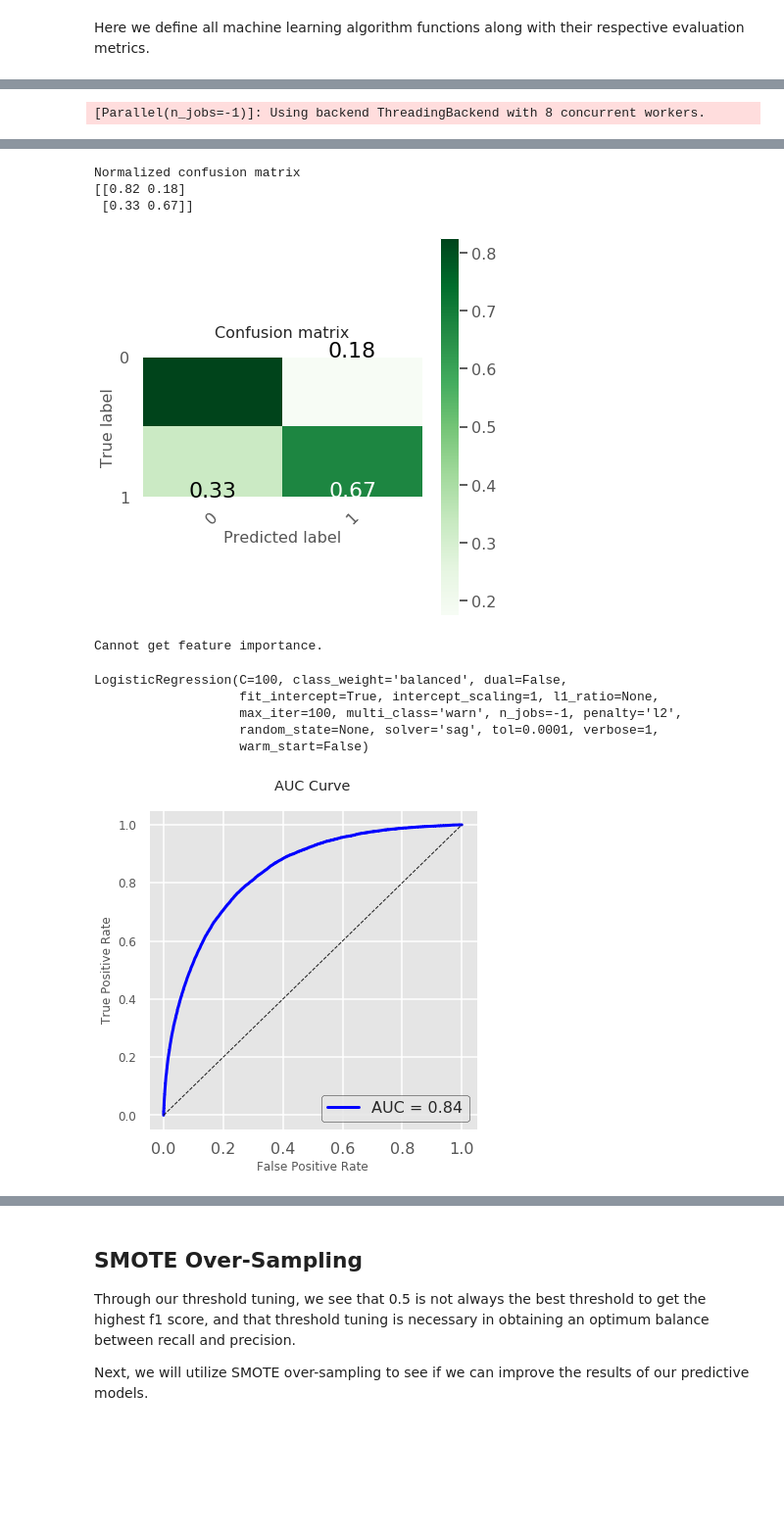
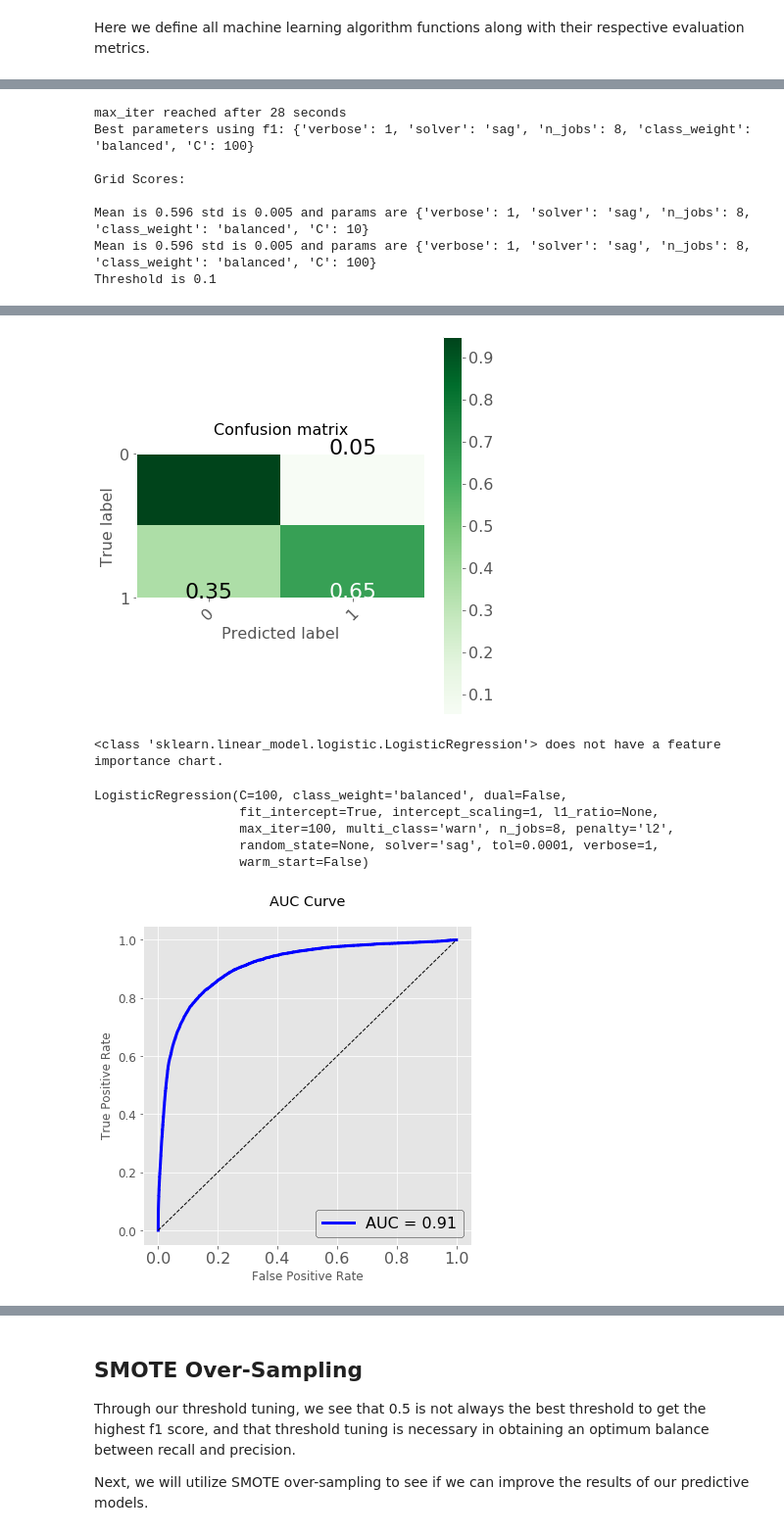
Before and after one commit to JefferyChu/pandas-sk-learn-bank-loan-ml, a Jupyter notebook: fannie_mae_pandas.ipynb, the cells around one changed output, grey strips where cells are left out. Shown at 98% size. Saved outputs shown, nothing was run; the diff lists cells and outputs as text; code cells hidden in the pictures; blank space fills up the shorter version.

```diff
--- a/fannie_mae_pandas.ipynb
+++ b/fannie_mae_pandas.ipynb
@@ -862,13 +885,13 @@ MSA_mapped                 0.000358
 dtype: float64
 # %%
 # Drop nulls in 'orig_int_rate_A' (very low percentage so no issue)
-joined_df = joined_df[(joined_df['orig_int_rate_A'].notnull()) & (joined_df['MSA_mapped'].notnull())]
+snapshot_df = snapshot_df[(snapshot_df['orig_int_rate_A'].notnull()) & (snapshot_df['MSA_mapped'].notnull())]
 
-# Impute null values
-joined_df['borrowers_A'] = joined_df['borrowers_A'].fillna(joined_df['borrowers_A'].mean())
-joined_df['orig_dtir_A'] = joined_df['orig_dtir_A'].fillna(joined_df['orig_dtir_A'].mean())
-joined_df['borrower_credit_score_A'] = (joined_df['borrower_credit_score_A']
-                                        .fillna(joined_df['borrower_credit_score_A'].mean()))
+# Impute null values with mean values
+snapshot_df['borrowers_A'] = snapshot_df['borrowers_A'].fillna(snapshot_df['borrowers_A'].mean())
+snapshot_df['orig_dtir_A'] = snapshot_df['orig_dtir_A'].fillna(snapshot_df['orig_dtir_A'].mean())
+snapshot_df['borrower_credit_score_A'] = (snapshot_df['borrower_credit_score_A']
+                                          .fillna(snapshot_df['borrower_credit_score_A'].mean()))
 # %%
 # Check all uniques in dataframe
 
@@ -957,7 +994,7 @@ joined_df_concat.head()
 # %%
 # Assign to X and Y
-X = joined_df_concat[[x for x in joined_df_concat.columns if x != 'max_loan_stat']]
-y = joined_df_concat['max_loan_stat']
+X = snapshot_df_concat[[x for x in snapshot_df_concat.columns if x != 'max_loan_stat']]
+y = snapshot_df_concat['max_loan_stat']
 X.head()
 # %% [output]
 |  | orig_int_rate_A | orig_upb_A | orig_loan_term_A | orig_ltv_A | borrowers_A | orig_dtir_A | ... |
@@ -980,0 +1023,2 @@ Percentage of delinquent loans: 18.41%
+# %%
+X['diff_in_months'] = X['diff_in_months'].fillna(0)
@@ -1179,4 +1235,17 @@ def auc(model, X_test, y_test, y_test_pred):
     plt.ylabel('True Positive Rate')
     plt.title('AUC Curve')
     plt.legend(loc='lower right', frameon = True).get_frame().set_edgecolor('black')
+# %%
+# Hyperparameter Results Function
+
+def hyper_parameter_results(grid):
+    print('Best parameters using f1: {}\n'.format(grid.best_params_))
+    print('Grid Scores:\n')
+
+    params = grid.cv_results_['params']
+    means = grid.cv_results_['mean_test_score']
+    std = grid.cv_results_['std_test_score']
+
+    for mean, std, param in zip(means, std, params):
+        print('Mean is {:.3f} std is {:.3f} and params are {}'.format(mean, std, param))
 # %%
@@ -1370,10 +1355,16 @@ def xgb_func(CV, params, n_iter, X_train, X_test, y_train, y_test):
 # RandomizedSearchCV - Logistic Regression
 # Train, cross-validate (3-folds) and test
 
-c = [0.1,1,10,100,1000]
+c = [0.1, 1, 10, 100]
 solver = ['liblinear', 'sag']
 
-lg_params = {'C':c,'verbose':[1],'class_weight':['balanced'],'solver':solver,'n_jobs':[-1]}
+lg_params = {'C': c,
+             'verbose': [1],
+             'class_weight': ['balanced'],
+             'solver': solver,
+             'n_jobs': [8]
+            }
 
-lg_func(3, lg_params, 2, X_train, X_test, y_train, y_test)
+# lg_func(3, lg_params, 2, X_train, X_test, y_train, y_test)
+gen_func('LG', 3, lg_params, 2, X_train, X_test, y_train, y_test)
 # %% [output]
@@ -1387 +1385,8 @@ lg_func(3, lg_params, 2, X_train, X_test, y_train, y_test)
-[Parallel(n_jobs=-1)]: Using backend ThreadingBackend with 8 concurrent workers.
+max_iter reached after 28 seconds
+Best parameters using f1: {'verbose': 1, 'solver': 'sag', 'n_jobs': 8, 'class_weight': 'balanced', 'C': 100}
+
+Grid Scores:
+
+Mean is 0.596 std is 0.005 and params are {'verbose': 1, 'solver': 'sag', 'n_jobs': 8, 'class_weight': 'balanced', 'C': 10}
+Mean is 0.596 std is 0.005 and params are {'verbose': 1, 'solver': 'sag', 'n_jobs': 8, 'class_weight': 'balanced', 'C': 100}
+Threshold is 0.1
@@ -1416,14 +1415,11 @@ Confusion matrix, without normalization
+[figure, new version]
-Normalized confusion matrix
-[[0.82 0.18]
- [0.33 0.67]]
+<class 'sklearn.linear_model.logistic.LogisticRegression'> does not have a feature importance chart.
-[figure, old version]
-Cannot get feature importance.
+LogisticRegression(C=100, class_weight='balanced', dual=False,
+                   fit_intercept=True, intercept_scaling=1, l1_ratio=None,
+                   max_iter=100, multi_class='warn', n_jobs=8, penalty='l2',
+                   random_state=None, solver='sag', tol=0.0001, verbose=1,
+                   warm_start=False)
-LogisticRegression(C=100, class_weight='balanced', dual=False,
-                   fit_intercept=True, intercept_scaling=1, l1_ratio=None,
-                   max_iter=100, multi_class='warn', n_jobs=-1, penalty='l2',
-                   random_state=None, solver='sag', tol=0.0001, verbose=1,
-                   warm_start=False)
-[figure, old version]
+[figure, new version]
 # %%
 # RandomizedSearchCV - Random Forest
 # Train, cross-validate (3-folds) and test
```
Also changed, not shown: parts of 140 cells of this notebook, 1 other file.
